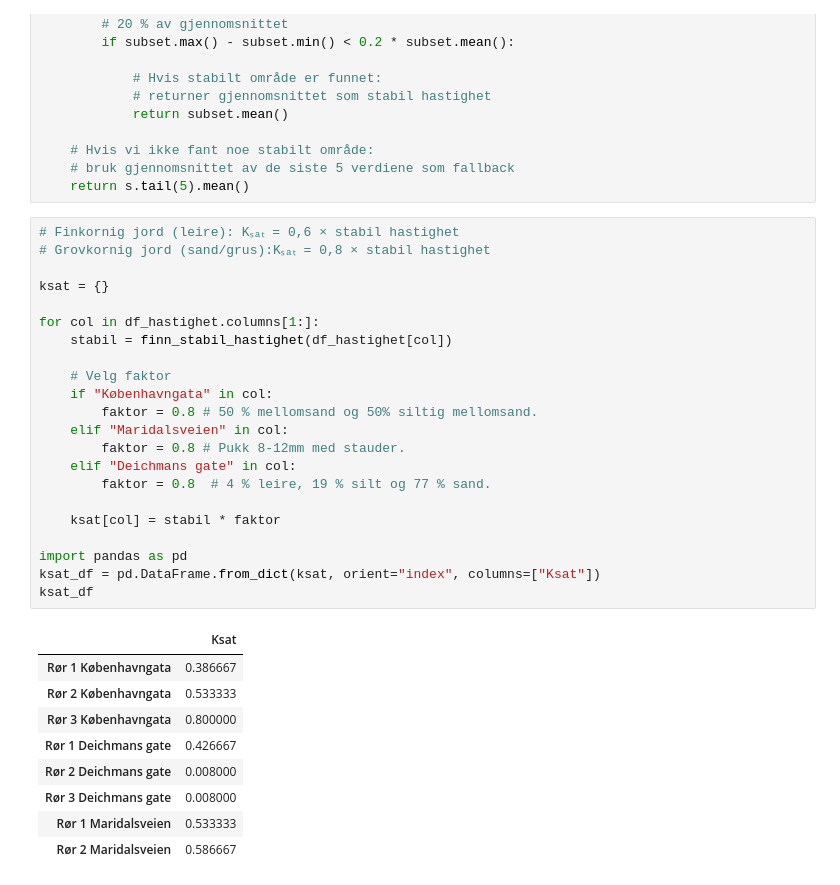
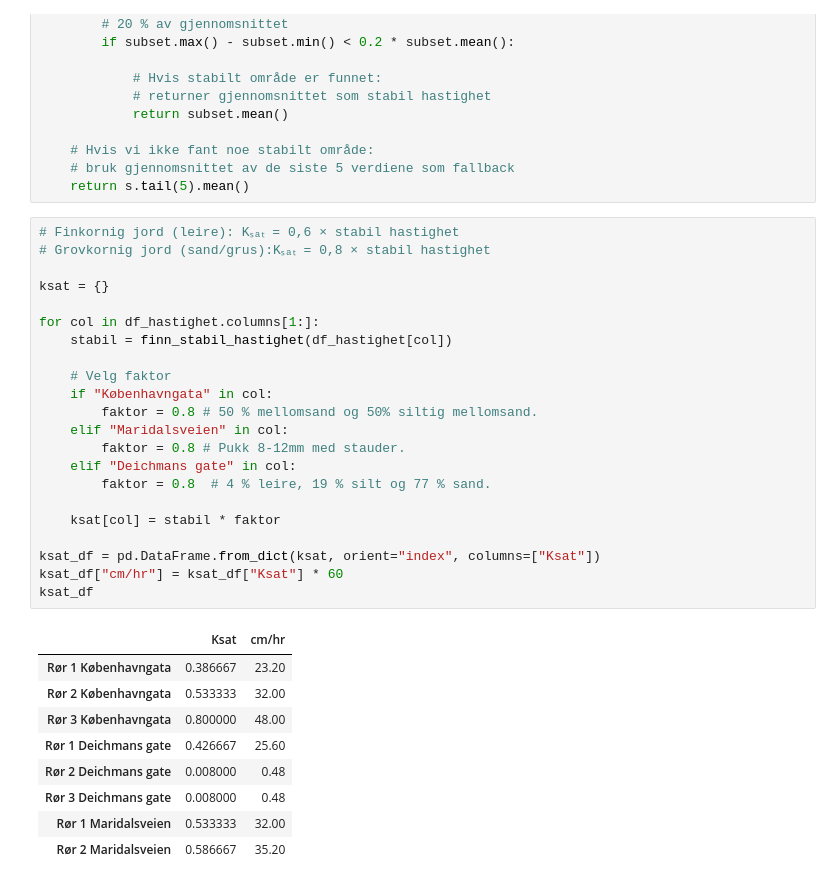
Before and after one commit to jsandtangen/Bachelor, a Jupyter notebook: notebook.ipynb, the cells around one changed output. Saved outputs shown, nothing was run; the diff lists cells and outputs as text.

```diff
--- a/notebook.ipynb
+++ b/notebook.ipynb
@@ -104,32 +104,32 @@ def finn_stabil_hastighet(series):
 # %%
 # Finkornig jord (leire): Kₛₐₜ = 0,6 × stabil hastighet
 # Grovkornig jord (sand/grus):Kₛₐₜ = 0,8 × stabil hastighet
 
 ksat = {}
 
 for col in df_hastighet.columns[1:]:
     stabil = finn_stabil_hastighet(df_hastighet[col])
 
     # Velg faktor
     if "Københavngata" in col:
         faktor = 0.8 # 50 % mellomsand og 50% siltig mellomsand.
     elif "Maridalsveien" in col:
         faktor = 0.8 # Pukk 8-12mm med stauder.
     elif "Deichmans gate" in col:
         faktor = 0.8  # 4 % leire, 19 % silt og 77 % sand.
 
     ksat[col] = stabil * faktor
 
-import pandas as pd
 ksat_df = pd.DataFrame.from_dict(ksat, orient="index", columns=["Ksat"])
+ksat_df["cm/hr"] = ksat_df["Ksat"] * 60
 ksat_df
 # %% [output]
-|  | Ksat |
-| Rør 1 Københavngata | 0.386667 |
-| Rør 2 Københavngata | 0.533333 |
-| Rør 3 Københavngata | 0.800000 |
-| Rør 1 Deichmans gate | 0.426667 |
-| Rør 2 Deichmans gate | 0.008000 |
-| Rør 3 Deichmans gate | 0.008000 |
-| Rør 1 Maridalsveien | 0.533333 |
-| Rør 2 Maridalsveien | 0.586667 |
+|  | Ksat | cm/hr |
+| Rør 1 Københavngata | 0.386667 | 23.20 |
+| Rør 2 Københavngata | 0.533333 | 32.00 |
+| Rør 3 Københavngata | 0.800000 | 48.00 |
+| Rør 1 Deichmans gate | 0.426667 | 25.60 |
+| Rør 2 Deichmans gate | 0.008000 | 0.48 |
+| Rør 3 Deichmans gate | 0.008000 | 0.48 |
+| Rør 1 Maridalsveien | 0.533333 | 32.00 |
+| Rør 2 Maridalsveien | 0.586667 | 35.20 |
```
